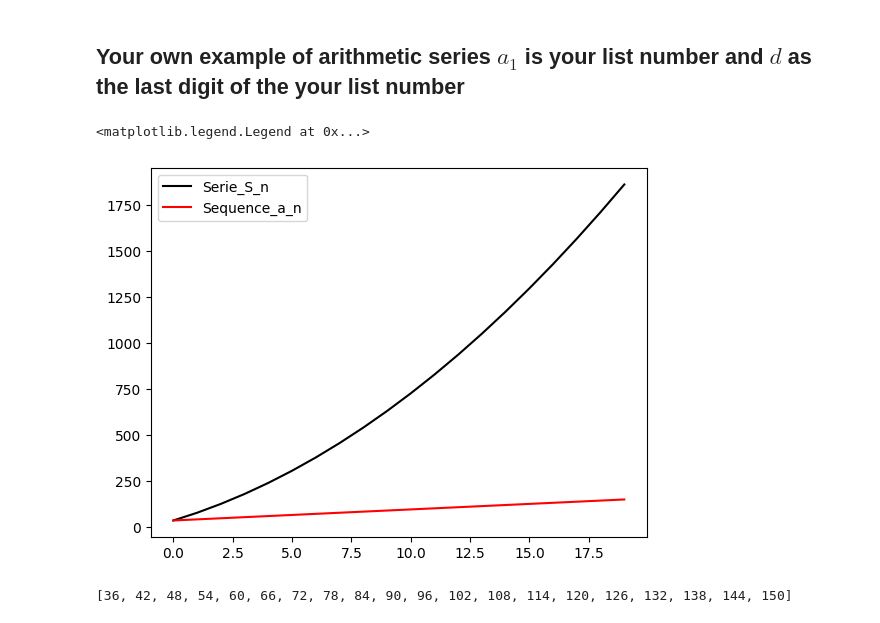
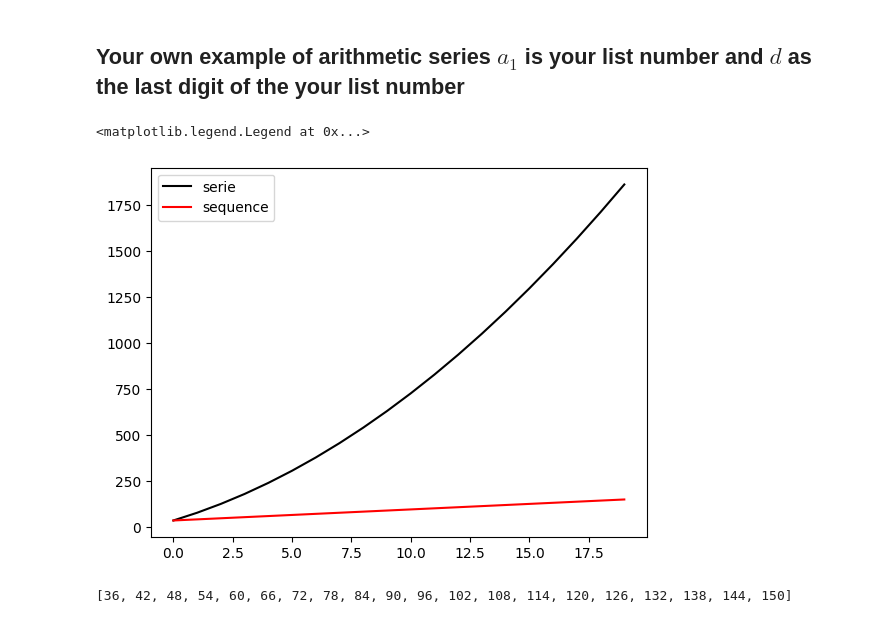
Before and after one commit to jpastor1649/Metodos-Numericos-2024II, a Jupyter notebook: Lab3/jpastorArithmeticSeriesGeometricSeriesPowerSums.ipynb, the cells around one changed output. Saved outputs shown, nothing was run; the diff lists cells and outputs as text; code cells hidden in the pictures.

```diff
--- a/Lab3/jpastorArithmeticSeriesGeometricSeriesPowerSums.ipynb
+++ b/Lab3/jpastorArithmeticSeriesGeometricSeriesPowerSums.ipynb
@@ -223,22 +223,22 @@ plt.legend()
 # %%
 import matplotlib.pyplot as plt
 
 n = 20
 a = 36
-d = a % 10
+d = a % 10  #Last Digit = 6
 S_n = 0
-Serie_S_n=[]
-Sequence_a_n =[]
-for i in range(1,n+1):  # range(n+19 goes form 1 to n
+serie=[]
+sequence =[]
+for i in range(1,n+1):  # range(n+1) goes form 1 to n
   a_n = a + d * (i-1)
   S_n = S_n + a_n
-  Serie_S_n.append(S_n)
-  Sequence_a_n.append(a_n)
+  serie.append(S_n)
+  sequence.append(a_n)
 
-plt.plot(Serie_S_n, color='black',label='Serie_S_n')
-plt.plot(Sequence_a_n, color='red',label='Sequence_a_n')
+plt.plot(serie, color='black',label='serie')
+plt.plot(sequence, color='red',label='sequence')
 plt.legend()
 # %% [output]
 <matplotlib.legend.Legend at 0x...>
-[figure, old version]
+[figure, new version]
 # %%
```
Also changed, not shown: parts of 26 cells of this notebook.
